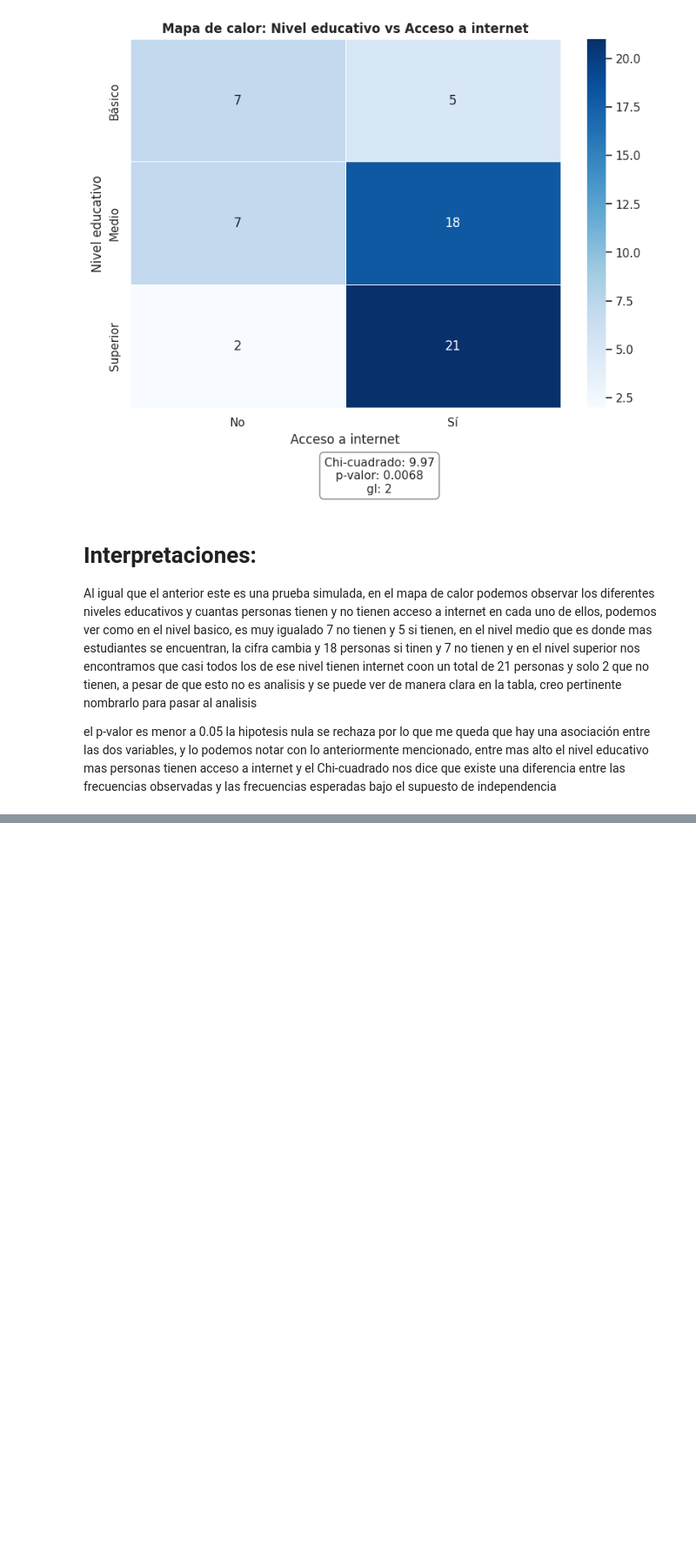
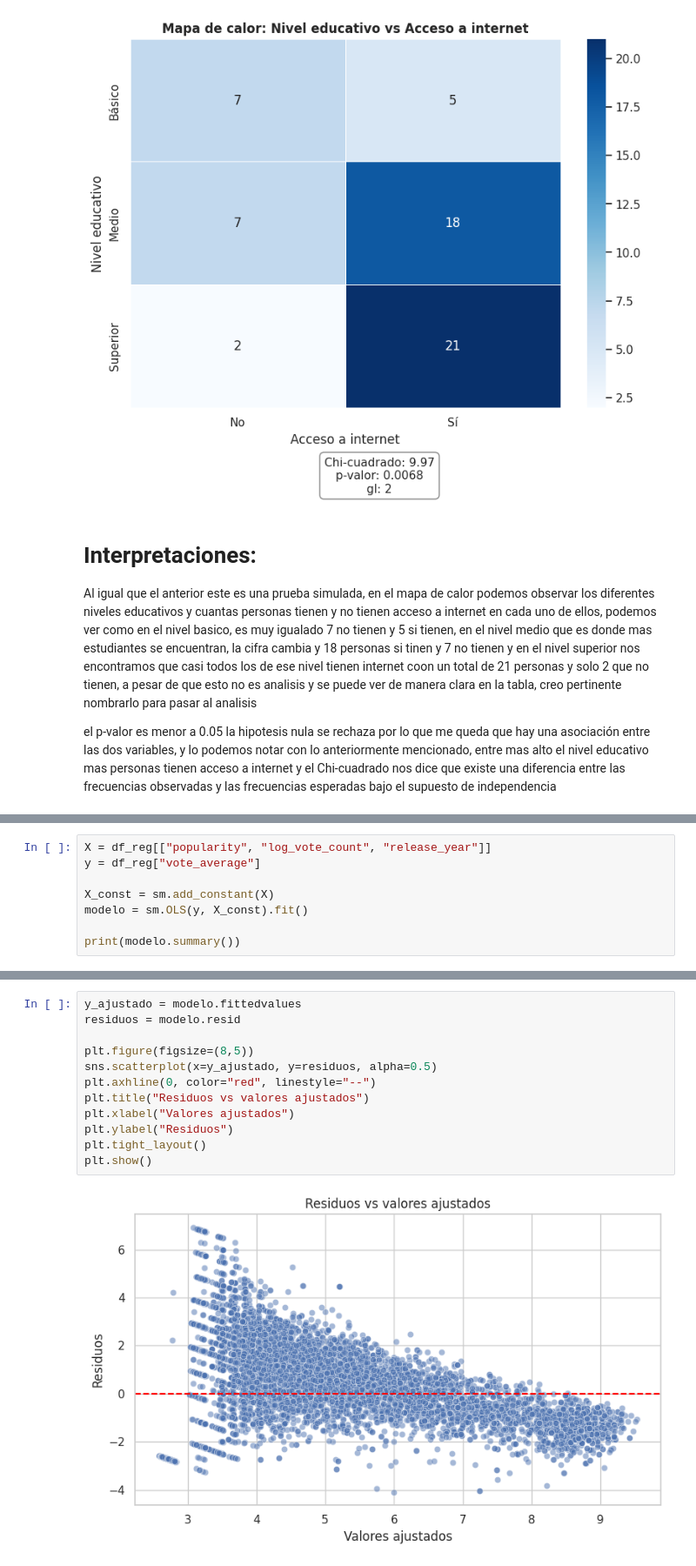
Before and after one commit to cmosquera15/Entregas-Fundamentos-de-Ciencia-de-Datos-2026.1, a Jupyter notebook: sesiones_practicas/sp_2_jose_miguel_correa_y_camilo_mosquera.ipynb, the cells around one changed output, grey strips where cells are left out. Shown at 87% size. Cells and saved outputs as stored; diff of their text form; blank space fills up the shorter version.

```diff
--- a/sesiones_practicas/sp_2_jose_miguel_correa_y_camilo_mosquera.ipynb
+++ b/sesiones_practicas/sp_2_jose_miguel_correa_y_camilo_mosquera.ipynb
@@ -401,0 +409,8 @@ el p-valor es menor a 0.05 la hipotesis nula se rechaza por lo que me queda que
+# %%
+X = df_reg[["popularity", "log_vote_count", "release_year"]]
+y = df_reg["vote_average"]
+
+X_const = sm.add_constant(X)
+modelo = sm.OLS(y, X_const).fit()
+
+print(modelo.summary())
@@ -401,0 +435,14 @@ el p-valor es menor a 0.05 la hipotesis nula se rechaza por lo que me queda que
+# %%
+y_ajustado = modelo.fittedvalues
+residuos = modelo.resid
+
+plt.figure(figsize=(8,5))
+sns.scatterplot(x=y_ajustado, y=residuos, alpha=0.5)
+plt.axhline(0, color="red", linestyle="--")
+plt.title("Residuos vs valores ajustados")
+plt.xlabel("Valores ajustados")
+plt.ylabel("Residuos")
+plt.tight_layout()
+plt.show()
+# %% [output]
+[figure, added]
```
Also changed, not shown: parts of 11 cells of this notebook.
